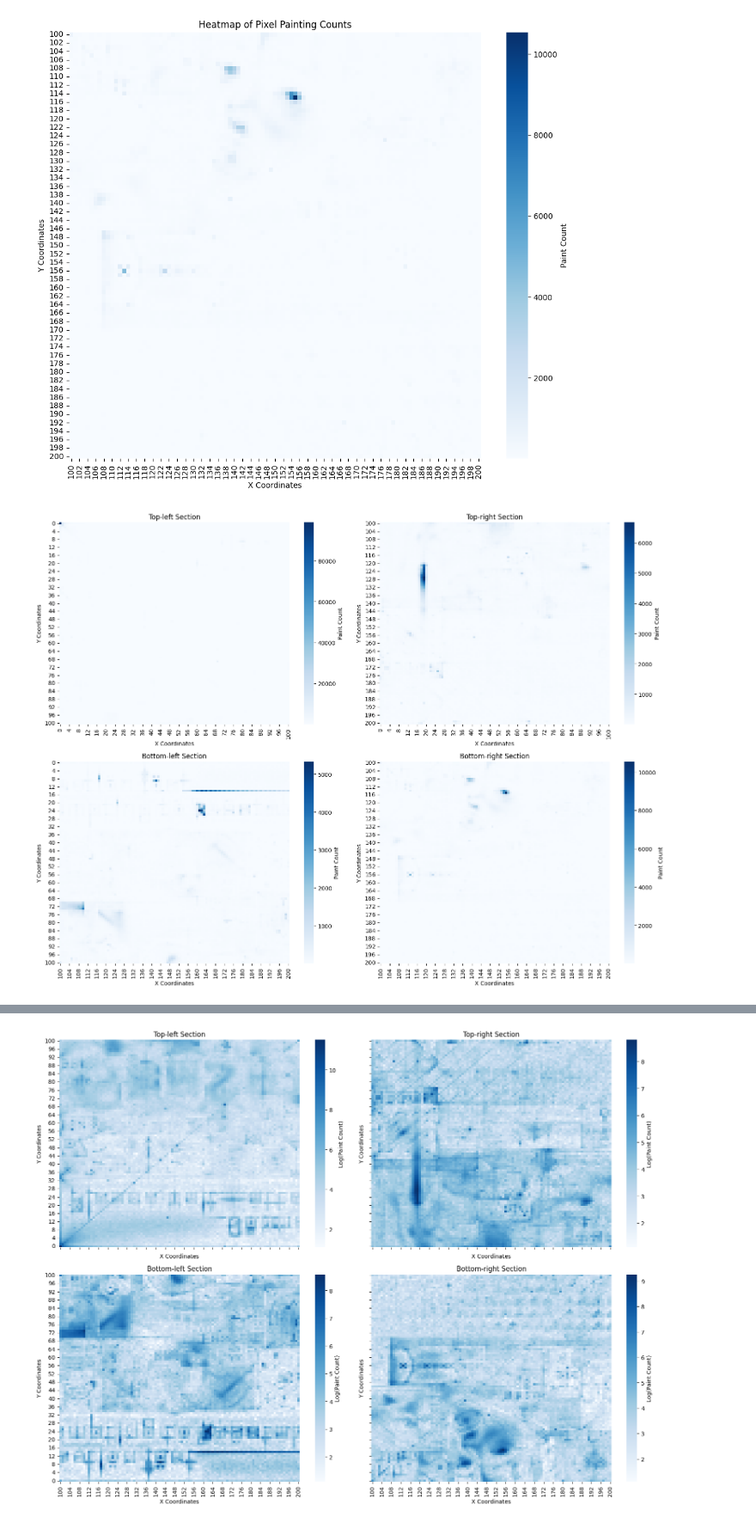
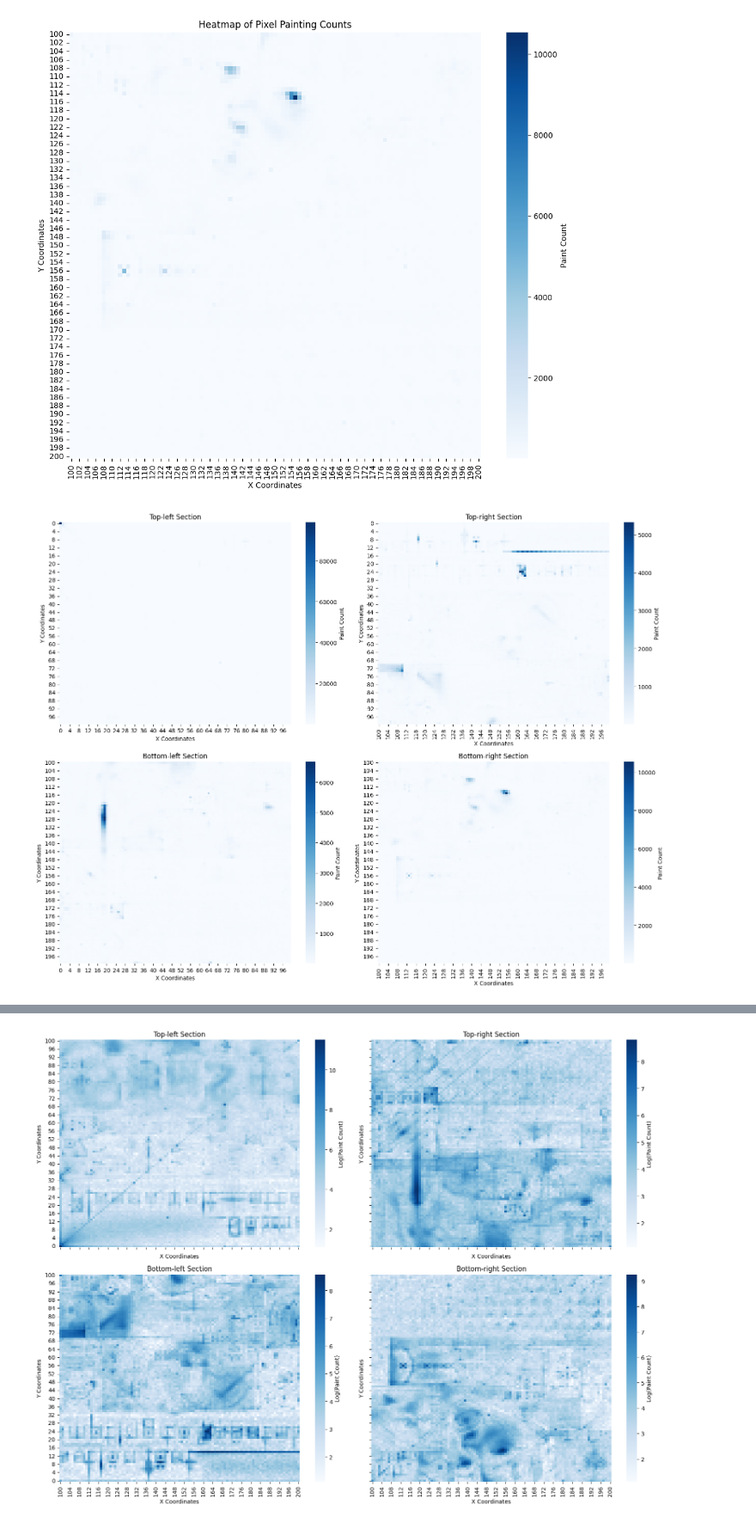
Before and after one commit to bchan42/csc369-analysis, a Jupyter notebook: week4/week_4_misc.ipynb, the cells around one changed output, grey strips where cells are left out. Shown at 86% size. Saved outputs shown, nothing was run; the diff lists cells and outputs as text; code cells hidden in the pictures.

Commit message:
fix old graphs; try some time graph?

```diff
--- a/week4/week_4_misc.ipynb
+++ b/week4/week_4_misc.ipynb
@@ -264,37 +264,37 @@ plt.show()
 # %% [output]
 [figure]
 # %%
-fig, axs = plt.subplots(2, 2, figsize=(16, 12)) # 2 rows, 2 cols for 4 sections
+fig, axs = plt.subplots(2, 2, figsize=(16, 12))  # 2 rows, 2 cols for 4 sections
 
-# Top-left section (0:100, 0:100)
-sns.heatmap(heatmap_data.loc[0:100, 0:100], cmap='Blues', annot=False, fmt='g',
+# Top-left section (Y: 0-100, X: 0-100)
+sns.heatmap(heatmap_data.iloc[0:100, 0:100], cmap='Blues', annot=False, fmt='g',
             cbar_kws={'label': 'Paint Count'}, ax=axs[0, 0])
 axs[0, 0].set_title('Top-left Section')
-axs[0, 0].set_xlabel('X Coordinates')
-axs[0, 0].set_ylabel('Y Coordinates')
+axs[0, 0].set_xlabel('X Coordinates')  # Columns
+axs[0, 0].set_ylabel('Y Coordinates')  # Rows
 
-# Top-right section (100:200, 0:100)
-sns.heatmap(heatmap_data.loc[100:200, 0:100], cmap='Blues', annot=False, fmt='g',
+# Top-right section (Y: 0-100, X: 100-200)
+sns.heatmap(heatmap_data.iloc[0:100, 100:200], cmap='Blues', annot=False, fmt='g',
             cbar_kws={'label': 'Paint Count'}, ax=axs[0, 1])
 axs[0, 1].set_title('Top-right Section')
 axs[0, 1].set_xlabel('X Coordinates')
 axs[0, 1].set_ylabel('Y Coordinates')
 
-# Bottom-left section (0:100, 100:200)
-sns.heatmap(heatmap_data.loc[0:100, 100:200], cmap='Blues', annot=False, fmt='g',
+# Bottom-left section (Y: 100-200, X: 0-100)
+sns.heatmap(heatmap_data.iloc[100:200, 0:100], cmap='Blues', annot=False, fmt='g',
             cbar_kws={'label': 'Paint Count'}, ax=axs[1, 0])
 axs[1, 0].set_title('Bottom-left Section')
 axs[1, 0].set_xlabel('X Coordinates')
 axs[1, 0].set_ylabel('Y Coordinates')
 
-# Bottom-right section (100:200, 100:200)
-sns.heatmap(heatmap_data.loc[100:200, 100:200], cmap='Blues', annot=False, fmt='g',
+# Bottom-right section (Y: 100-200, X: 100-200)
+sns.heatmap(heatmap_data.iloc[100:200, 100:200], cmap='Blues', annot=False, fmt='g',
             cbar_kws={'label': 'Paint Count'}, ax=axs[1, 1])
 axs[1, 1].set_title('Bottom-right Section')
 axs[1, 1].set_xlabel('X Coordinates')
 axs[1, 1].set_ylabel('Y Coordinates')
 
 plt.tight_layout()
 plt.show()
 # %% [output]
-[figure, old version]
+[figure, new version]
```
Also changed, not shown: parts of 13 cells of this notebook.
